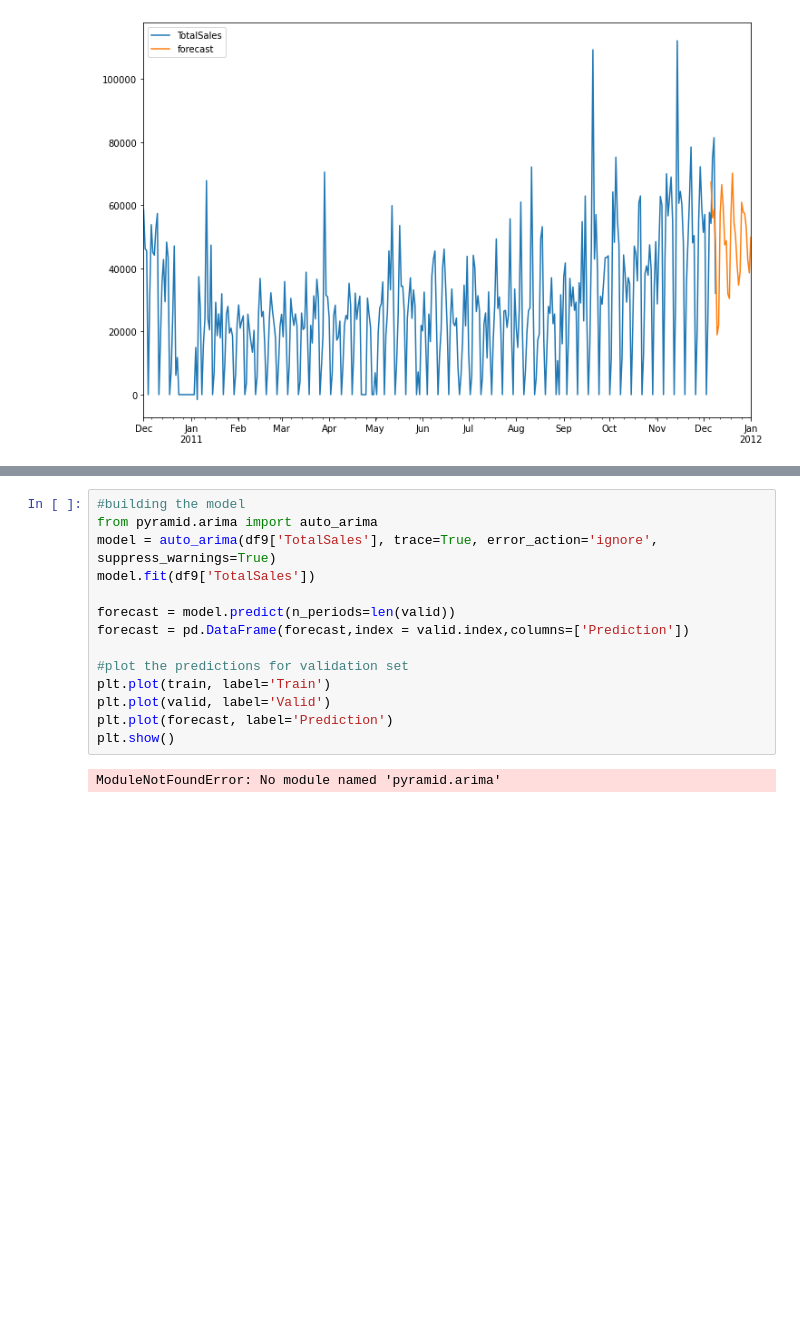
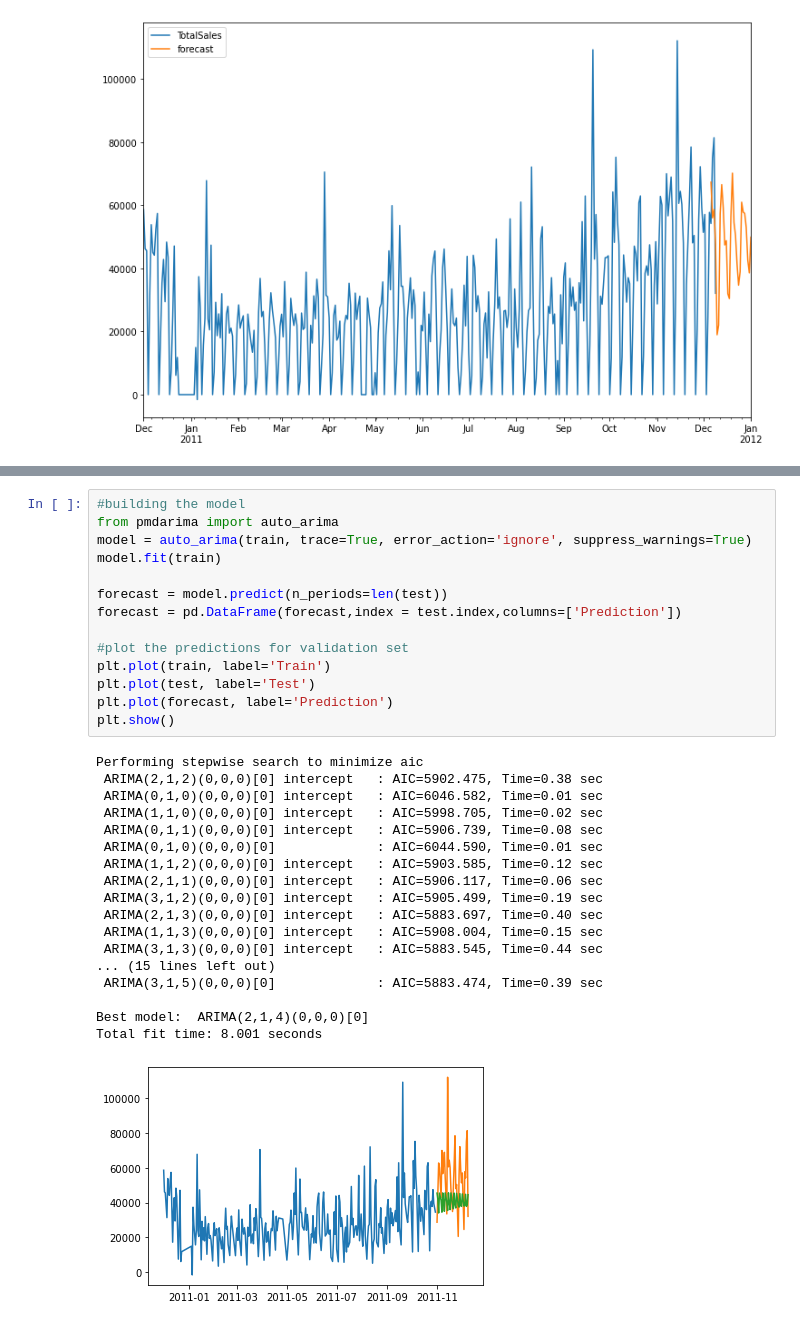
Before and after one commit to batkaw/Online_store, a Jupyter notebook: ARIMA .ipynb, the cells around one changed output, grey strips where cells are left out. Drawn from its saved outputs; the diff is of its cells as text; blank space fills up the shorter version.

```diff
--- a/ARIMA .ipynb
+++ b/ARIMA .ipynb
@@ -318,16 +351,33 @@ future_df
 # %%
 #building the model
-from pyramid.arima import auto_arima
-model = auto_arima(df9['TotalSales'], trace=True, error_action='ignore', suppress_warnings=True)
-model.fit(df9['TotalSales'])
+from pmdarima import auto_arima
+model = auto_arima(train, trace=True, error_action='ignore', suppress_warnings=True)
+model.fit(train)
 
-forecast = model.predict(n_periods=len(valid))
-forecast = pd.DataFrame(forecast,index = valid.index,columns=['Prediction'])
+forecast = model.predict(n_periods=len(test))
+forecast = pd.DataFrame(forecast,index = test.index,columns=['Prediction'])
 
 #plot the predictions for validation set
 plt.plot(train, label='Train')
-plt.plot(valid, label='Valid')
+plt.plot(test, label='Test')
 plt.plot(forecast, label='Prediction')
 plt.show()
 # %% [output]
-ModuleNotFoundError: No module named 'pyramid.arima'
+Performing stepwise search to minimize aic
+ ARIMA(2,1,2)(0,0,0)[0] intercept   : AIC=5902.475, Time=0.38 sec
+ ARIMA(0,1,0)(0,0,0)[0] intercept   : AIC=6046.582, Time=0.01 sec
+ ARIMA(1,1,0)(0,0,0)[0] intercept   : AIC=5998.705, Time=0.02 sec
+ ARIMA(0,1,1)(0,0,0)[0] intercept   : AIC=5906.739, Time=0.08 sec
+ ARIMA(0,1,0)(0,0,0)[0]             : AIC=6044.590, Time=0.01 sec
+ ARIMA(1,1,2)(0,0,0)[0] intercept   : AIC=5903.585, Time=0.12 sec
+ ARIMA(2,1,1)(0,0,0)[0] intercept   : AIC=5906.117, Time=0.06 sec
+ ARIMA(3,1,2)(0,0,0)[0] intercept   : AIC=5905.499, Time=0.19 sec
+ ARIMA(2,1,3)(0,0,0)[0] intercept   : AIC=5883.697, Time=0.40 sec
+ ARIMA(1,1,3)(0,0,0)[0] intercept   : AIC=5908.004, Time=0.15 sec
+ ARIMA(3,1,3)(0,0,0)[0] intercept   : AIC=5883.545, Time=0.44 sec
+... (15 lines left out)
+ ARIMA(3,1,5)(0,0,0)[0]             : AIC=5883.474, Time=0.39 sec
+
+Best model:  ARIMA(2,1,4)(0,0,0)[0]
+Total fit time: 8.001 seconds
+[figure, added]
```
Also changed, not shown: parts of 26 cells of this notebook.
